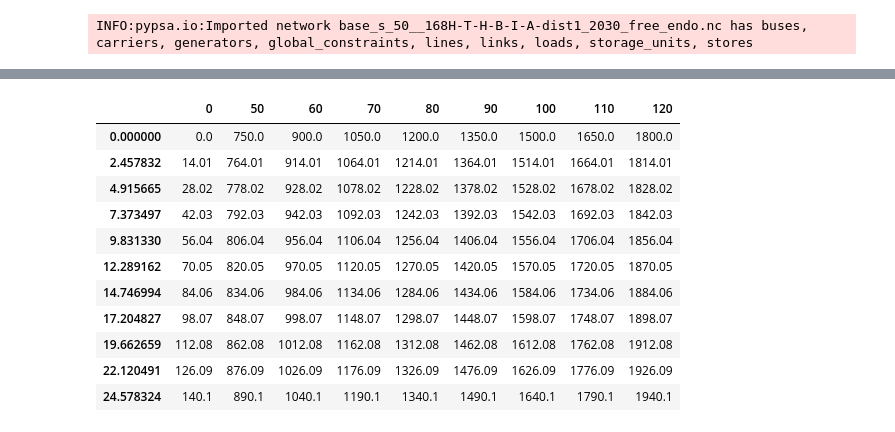
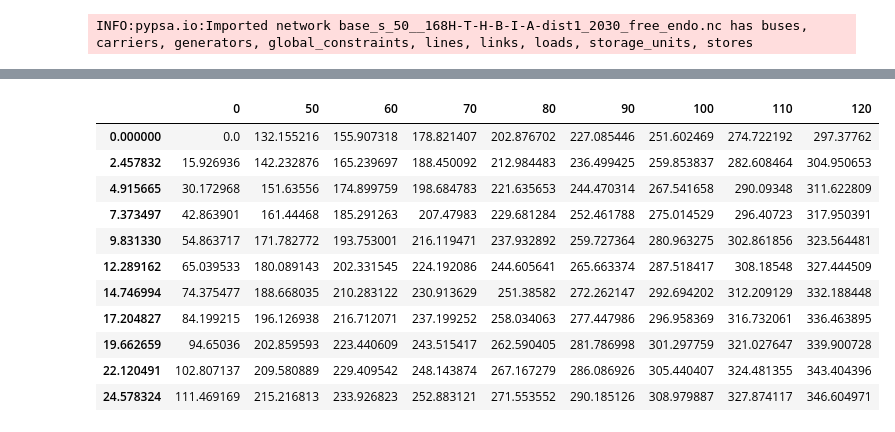
Before and after one commit to LukasFrankenQ/resilient-pypsa-eur, a Jupyter notebook: notebooks/contourplot.ipynb, the cells around one changed output, grey strips where cells are left out. Saved outputs shown, nothing was run; the diff lists cells and outputs as text; code cells hidden in the pictures.

```diff
--- a/notebooks/contourplot.ipynb
+++ b/notebooks/contourplot.ipynb
@@ -43,6 +80,7 @@ def get_gas_consumption(n):
 from itertools import product
 
 data = pd.DataFrame(index=sector_opts, columns=tyndp_scenarios)
+consumer_spending = pd.DataFrame(index=sector_opts, columns=tyndp_scenarios)
 
 for sector_opt, tyndp_scenario in product(sector_opts, tyndp_scenarios):
 
@@ -50,6 +88,8 @@ for sector_opt, tyndp_scenario in product(sector_opts, tyndp_scenarios):
         Path.cwd().parent / 'results' / 'networks' / template.format(sector_opt, tyndp_scenario)
     )
     data.loc[sector_opt, tyndp_scenario] = get_gas_consumption(n)
+    expense_stack = get_expense_stack(n)
+    consumer_spending.loc[sector_opt, tyndp_scenario] = expense_stack.sum()
 
 data.loc[sector_opts, tyndp_scenarios]
 # %% [output]
@@ -143,4 +183,5 @@ def get_gas_tax(x):
 consumption.columns = list(map(get_carbonprice, consumption.columns))
 consumption.index = list(map(get_gas_tax, consumption.index))
 
-consumption
+consumer_spending.columns = list(map(get_carbonprice, consumer_spending.columns))
+consumer_spending.index = list(map(get_gas_tax, consumer_spending.index))
@@ -160,21 +206,22 @@ consumption
 # %%
-burden = pd.DataFrame(index=consumption.index, columns=consumption.columns)
+# burden = pd.DataFrame(index=consumption.index, columns=consumption.columns)
 
-for i in range(len(consumption.index)):
-    for j in range(len(consumption.columns)):
-        burden.iloc[i, j] = household_cost_burden(consumption.index[i], consumption.columns[j])['total_cost']
+# for i in range(len(consumption.index)):
+    # for j in range(len(consumption.columns)):
+    #     burden.iloc[i, j] = household_cost_burden(consumption.index[i], consumption.columns[j])['total_cost']
+burden = (consumer_spending - consumer_spending.iloc[0, 0]) / 743_000_000
 
 burden
 # %% [output]
 |  | 0 | 50 | 60 | 70 | 80 | 90 | 100 | 110 | 120 |
-| 0.000000 | 0.0 | 750.0 | 900.0 | 1050.0 | 1200.0 | 1350.0 | 1500.0 | 1650.0 | 1800.0 |
-| 2.457832 | 14.01 | 764.01 | 914.01 | 1064.01 | 1214.01 | 1364.01 | 1514.01 | 1664.01 | 1814.01 |
-| 4.915665 | 28.02 | 778.02 | 928.02 | 1078.02 | 1228.02 | 1378.02 | 1528.02 | 1678.02 | 1828.02 |
-| 7.373497 | 42.03 | 792.03 | 942.03 | 1092.03 | 1242.03 | 1392.03 | 1542.03 | 1692.03 | 1842.03 |
-| 9.831330 | 56.04 | 806.04 | 956.04 | 1106.04 | 1256.04 | 1406.04 | 1556.04 | 1706.04 | 1856.04 |
-| 12.289162 | 70.05 | 820.05 | 970.05 | 1120.05 | 1270.05 | 1420.05 | 1570.05 | 1720.05 | 1870.05 |
-| 14.746994 | 84.06 | 834.06 | 984.06 | 1134.06 | 1284.06 | 1434.06 | 1584.06 | 1734.06 | 1884.06 |
-| 17.204827 | 98.07 | 848.07 | 998.07 | 1148.07 | 1298.07 | 1448.07 | 1598.07 | 1748.07 | 1898.07 |
-| 19.662659 | 112.08 | 862.08 | 1012.08 | 1162.08 | 1312.08 | 1462.08 | 1612.08 | 1762.08 | 1912.08 |
-| 22.120491 | 126.09 | 876.09 | 1026.09 | 1176.09 | 1326.09 | 1476.09 | 1626.09 | 1776.09 | 1926.09 |
-| 24.578324 | 140.1 | 890.1 | 1040.1 | 1190.1 | 1340.1 | 1490.1 | 1640.1 | 1790.1 | 1940.1 |
+| 0.000000 | 0.0 | 132.155216 | 155.907318 | 178.821407 | 202.876702 | 227.085446 | 251.602469 | 274.722192 | 297.37762 |
+| 2.457832 | 15.926936 | 142.232876 | 165.239697 | 188.450092 | 212.984483 | 236.499425 | 259.853837 | 282.608464 | 304.950653 |
+| 4.915665 | 30.172968 | 151.63556 | 174.899759 | 198.684783 | 221.635653 | 244.470314 | 267.541658 | 290.09348 | 311.622809 |
+| 7.373497 | 42.863901 | 161.44468 | 185.291263 | 207.47983 | 229.681284 | 252.461788 | 275.014529 | 296.40723 | 317.950391 |
+| 9.831330 | 54.863717 | 171.782772 | 193.753001 | 216.119471 | 237.932892 | 259.727364 | 280.963275 | 302.861856 | 323.564481 |
+| 12.289162 | 65.039533 | 180.089143 | 202.331545 | 224.192086 | 244.605641 | 265.663374 | 287.518417 | 308.18548 | 327.444509 |
+| 14.746994 | 74.375477 | 188.668035 | 210.283122 | 230.913629 | 251.38582 | 272.262147 | 292.694202 | 312.209129 | 332.188448 |
+| 17.204827 | 84.199215 | 196.126938 | 216.712071 | 237.199252 | 258.034063 | 277.447986 | 296.958369 | 316.732061 | 336.463895 |
+| 19.662659 | 94.65036 | 202.859593 | 223.440609 | 243.515417 | 262.590405 | 281.786998 | 301.297759 | 321.027647 | 339.900728 |
+| 22.120491 | 102.807137 | 209.580889 | 229.409542 | 248.143874 | 267.167279 | 286.086926 | 305.440407 | 324.481355 | 343.404396 |
+| 24.578324 | 111.469169 | 215.216813 | 233.926823 | 252.883121 | 271.553552 | 290.185126 | 308.979887 | 327.874117 | 346.604971 |
```
Also changed, not shown: parts of 13 cells of this notebook.
